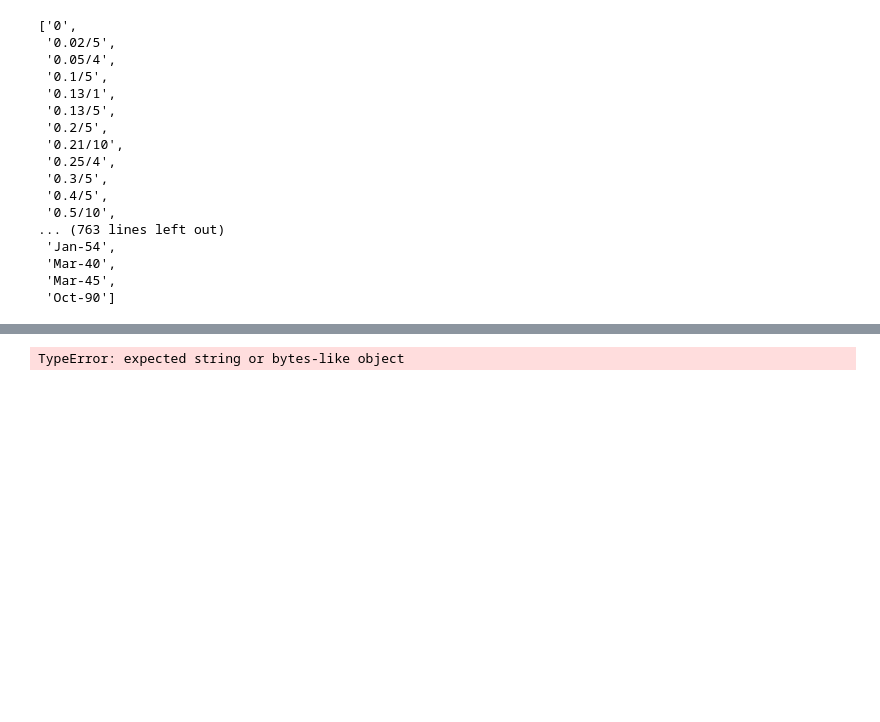
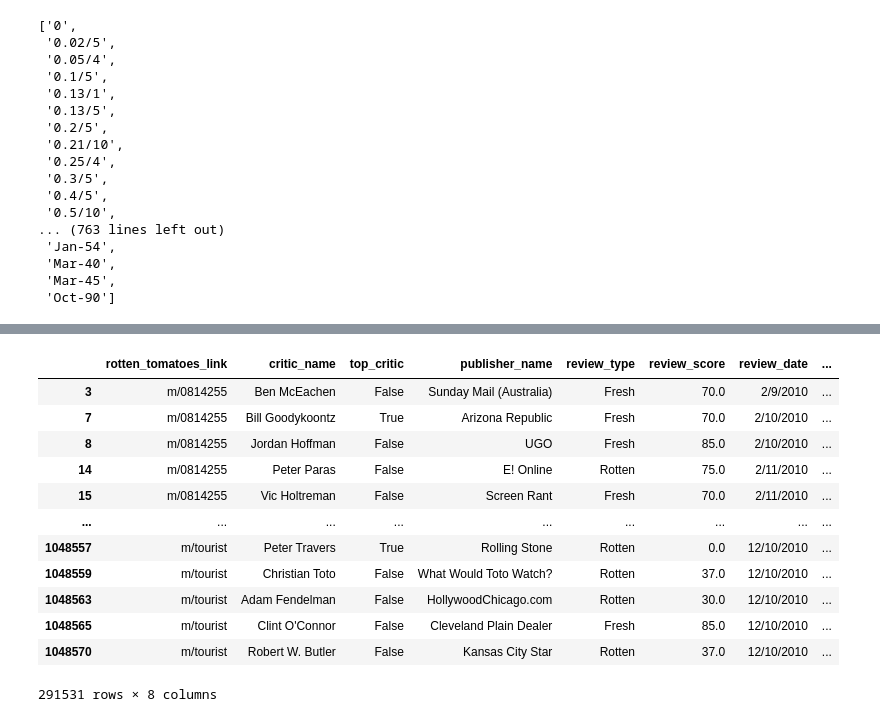
Before and after one commit to neeschal00/sentiment-analysis, a Jupyter notebook: sentiment.ipynb, the cells around one changed output, grey strips where cells are left out. Saved outputs shown, nothing was run; the diff lists cells and outputs as text; code cells hidden in the pictures; blank space fills up the shorter version.

```diff
--- a/sentiment.ipynb
+++ b/sentiment.ipynb
@@ -156,7 +138,7 @@ def convertP(value):
     if floatPat:
         dividend,divisor= value.split("/")
         try:
-            percentValue = (float(dividend)/int(divisor))*100
+            percentValue = (float(dividend)/float(divisor))*100
         except ZeroDivisionError:
             return None
         if(percentValue > 100):
@@ -177,5 +159,6 @@ def convertP(value):
     else:
         return None
 
-print(convertP("0.664363/10"))
+# print(convertP("0.664363/10"))
 # new_df = new_df[~new_df.review_score.str.match('\d+\-\w{3}')]
+# new_df = new_df[~new_df.review_score.str.match('\w{3}-\d+')]
@@ -204,4 +185,18 @@ sorted(new_df.review_score.unique())
 # %%
 new_df['review_score']= new_df['review_score'].apply(convertP)
-# %% [output]
-TypeError: expected string or bytes-like object
+# %%
+new_df
+# %% [output]
+|  | rotten_tomatoes_link | critic_name | top_critic | publisher_name | review_type | review_score | review_date | ... |
+| 3 | m/0814255 | Ben McEachen | False | Sunday Mail (Australia) | Fresh | 70.0 | 2/9/2010 | ... |
+| 7 | m/0814255 | Bill Goodykoontz | True | Arizona Republic | Fresh | 70.0 | 2/10/2010 | ... |
+| 8 | m/0814255 | Jordan Hoffman | False | UGO | Fresh | 85.0 | 2/10/2010 | ... |
+| 14 | m/0814255 | Peter Paras | False | E! Online | Rotten | 75.0 | 2/11/2010 | ... |
+| 15 | m/0814255 | Vic Holtreman | False | Screen Rant | Fresh | 70.0 | 2/11/2010 | ... |
+| ... | ... | ... | ... | ... | ... | ... | ... | ... |
+| 1048557 | m/tourist | Peter Travers | True | Rolling Stone | Rotten | 0.0 | 12/10/2010 | ... |
+| 1048559 | m/tourist | Christian Toto | False | What Would Toto Watch? | Rotten | 37.0 | 12/10/2010 | ... |
+| 1048563 | m/tourist | Adam Fendelman | False | HollywoodChicago.com | Rotten | 30.0 | 12/10/2010 | ... |
+| 1048565 | m/tourist | Clint O'Connor | False | Cleveland Plain Dealer | Fresh | 85.0 | 12/10/2010 | ... |
+| 1048570 | m/tourist | Robert W. Butler | False | Kansas City Star | Rotten | 37.0 | 12/10/2010 | ... |
+291531 rows × 8 columns
```
Also changed, not shown: parts of 4 cells of this notebook.
